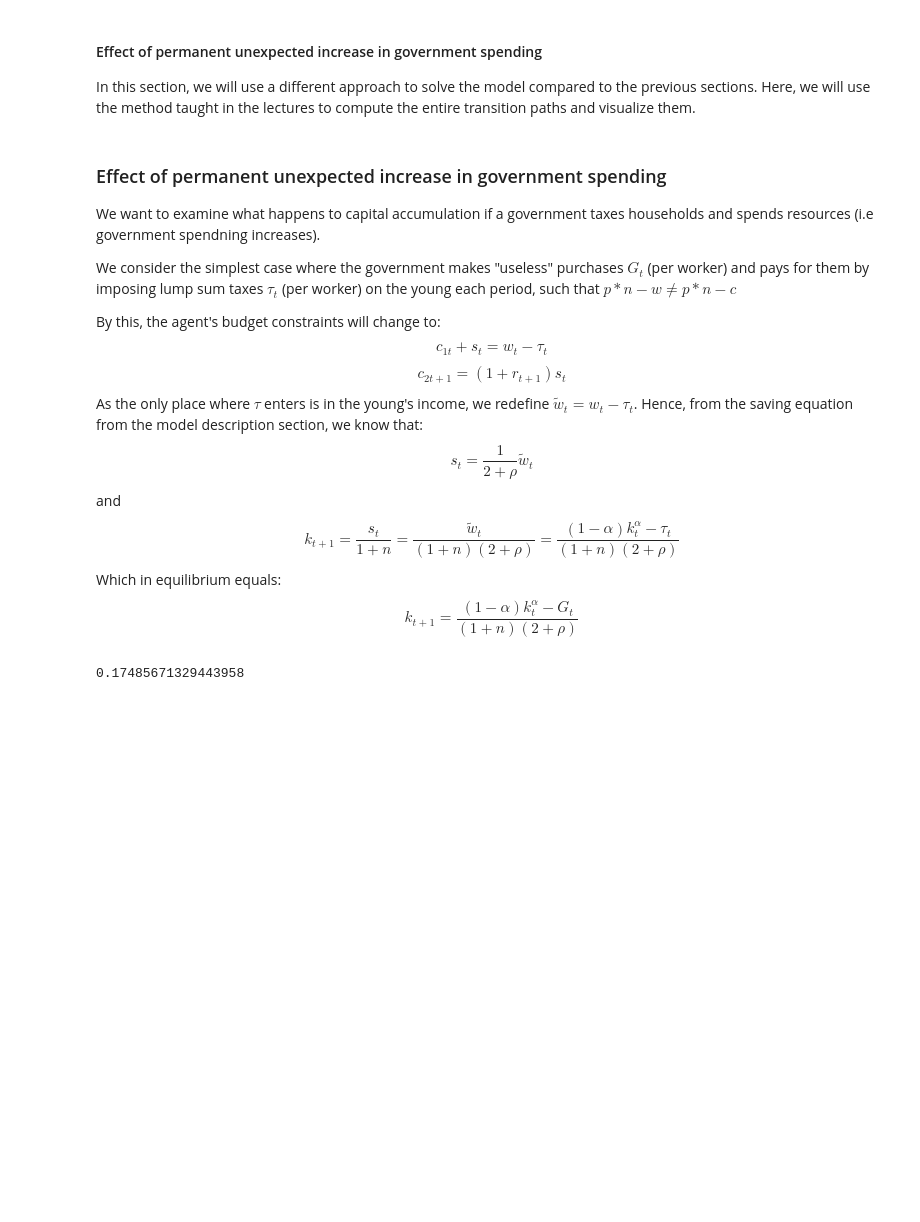
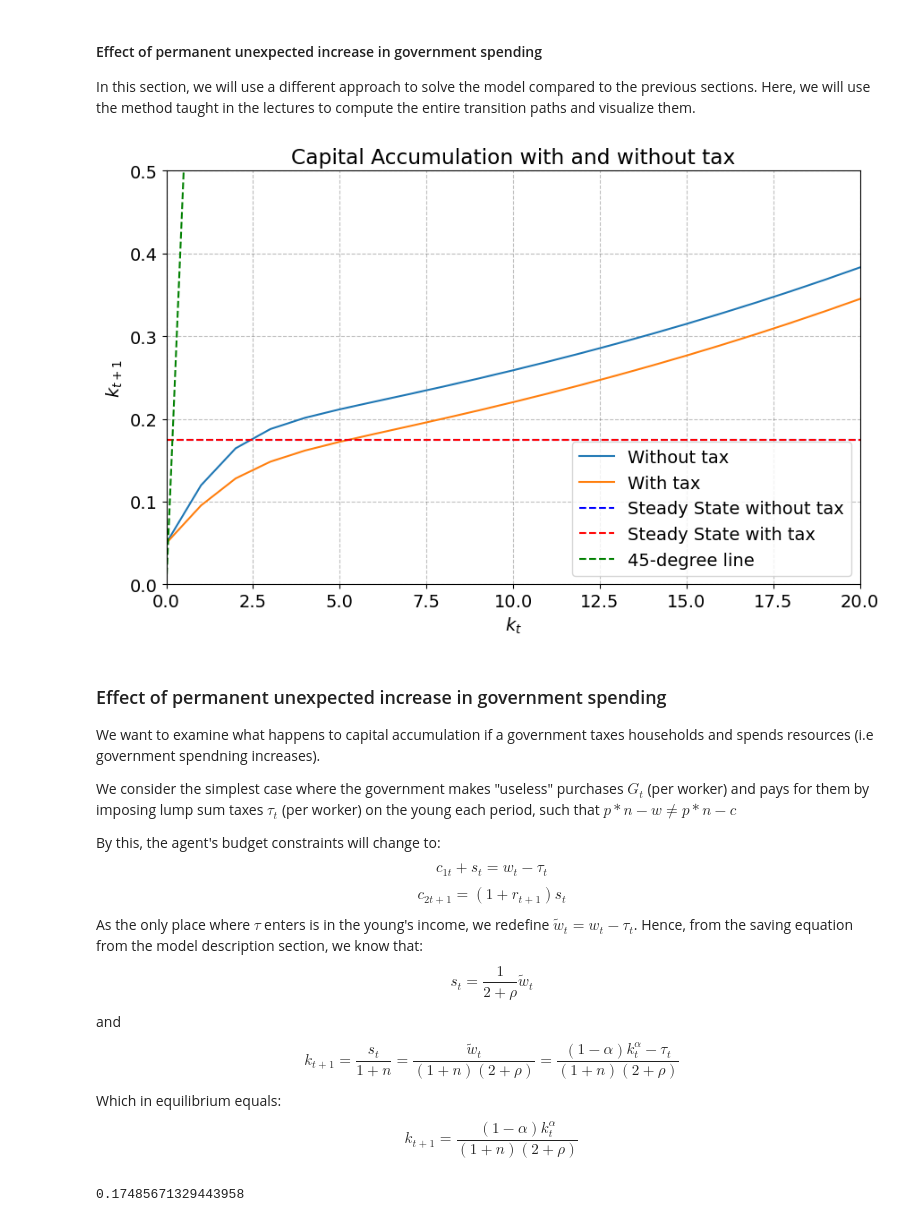
Before and after one commit to NumEconCopenhagen/projects-2024-Simon-C-og-Jens-H, a Jupyter notebook: modelproject/modelproject.ipynb, the cells around one changed output. Cells and saved outputs as stored; diff of their text form; code cells hidden in the pictures; blank space fills up the shorter version.

```diff
--- a/modelproject/modelproject.ipynb
+++ b/modelproject/modelproject.ipynb
@@ -209,33 +283,41 @@ from modelproject import modelclass
 def steady_state_with_shock(tau_shock, Gt_shock):
     model_shock = modelclass()
     model_shock.run_with_shock(tau_shock, Gt_shock)
     k_shock_ss = k_solve(1/3, 0.05, 0.04, 1)
     return k_shock_ss
 
 tau_shock = 0.1
 Gt_shock = 0.05
 
 # Without shock
 model_no_shock = modelclass()
 k_no_shock = compute_transition_paths(model_no_shock)
 
 # With shock
 model_shock = modelclass()
 model_shock.run_with_shock(tau_shock, Gt_shock)
 k_with_shock = compute_transition_paths(model_shock)
 
+# Determine the range for the 45-degree line
+max_k = max(np.max(k_no_shock), np.max(k_with_shock))
+
 # Plot the steady states and transition paths
 plt.figure(figsize=(10, 6))
 plt.plot(k_no_shock, label='Without tax')
 plt.plot(k_with_shock, label='With tax')
 plt.axhline(y=ks_1, color='blue', linestyle='--', label='Steady State without tax')
 plt.axhline(y=steady_state_with_shock(tau_shock, Gt_shock), color='red', linestyle='--', label='Steady State with tax')
+plt.plot([0, max_k], [0, max_k], color='green', linestyle='--', label='45-degree line')
+plt.xlim(0, 20)
+plt.ylim(0, 0.5)
 plt.xlabel('$k_t$')
 plt.ylabel('$k_{t+1}$')
 plt.legend()
 plt.title('Capital Accumulation with and without tax')
 plt.grid(True)
 plt.show()
+# %% [output]
+[figure, added]
 # %% [markdown]
 ### Effect of permanent unexpected increase in government spending
 
@@ -260,7 +342,7 @@ k_{t+1}=\frac{s_t}{1+n}=\frac{\tilde{w}_t}{(1+n)(2+\rho)}= \frac{(1-\alpha)k_t^{
 $$
 Which in equilibrium equals:
 $$
-k_{t+1}=\frac{(1-\alpha)k_t^{\alpha}-G_t}{(1+n)(2+\rho)}
+k_{t+1}=\frac{(1-\alpha)k_t^{\alpha}}{(1+n)(2+\rho)}
 $$
 # %%
 # Analytical steady state calculation
```
Also changed, not shown: parts of 3 cells of this notebook.
